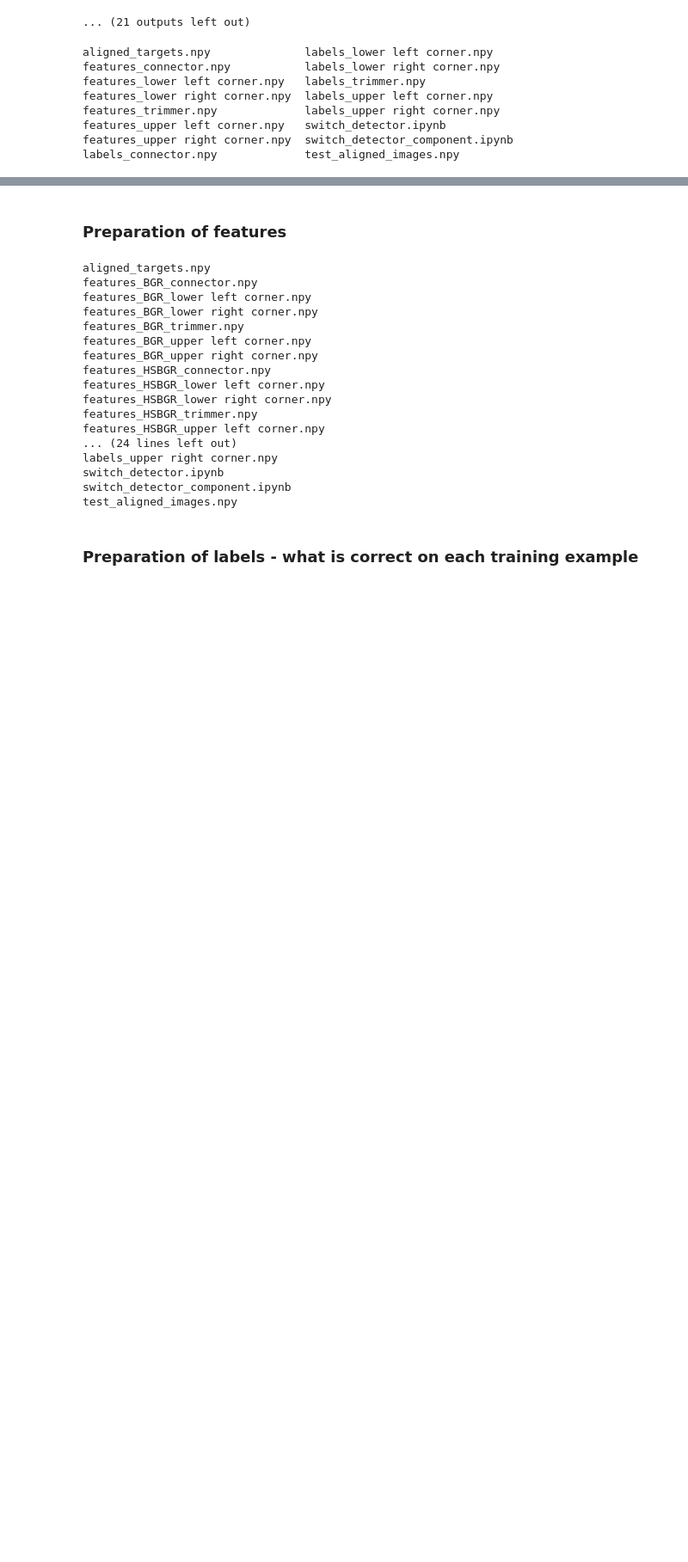
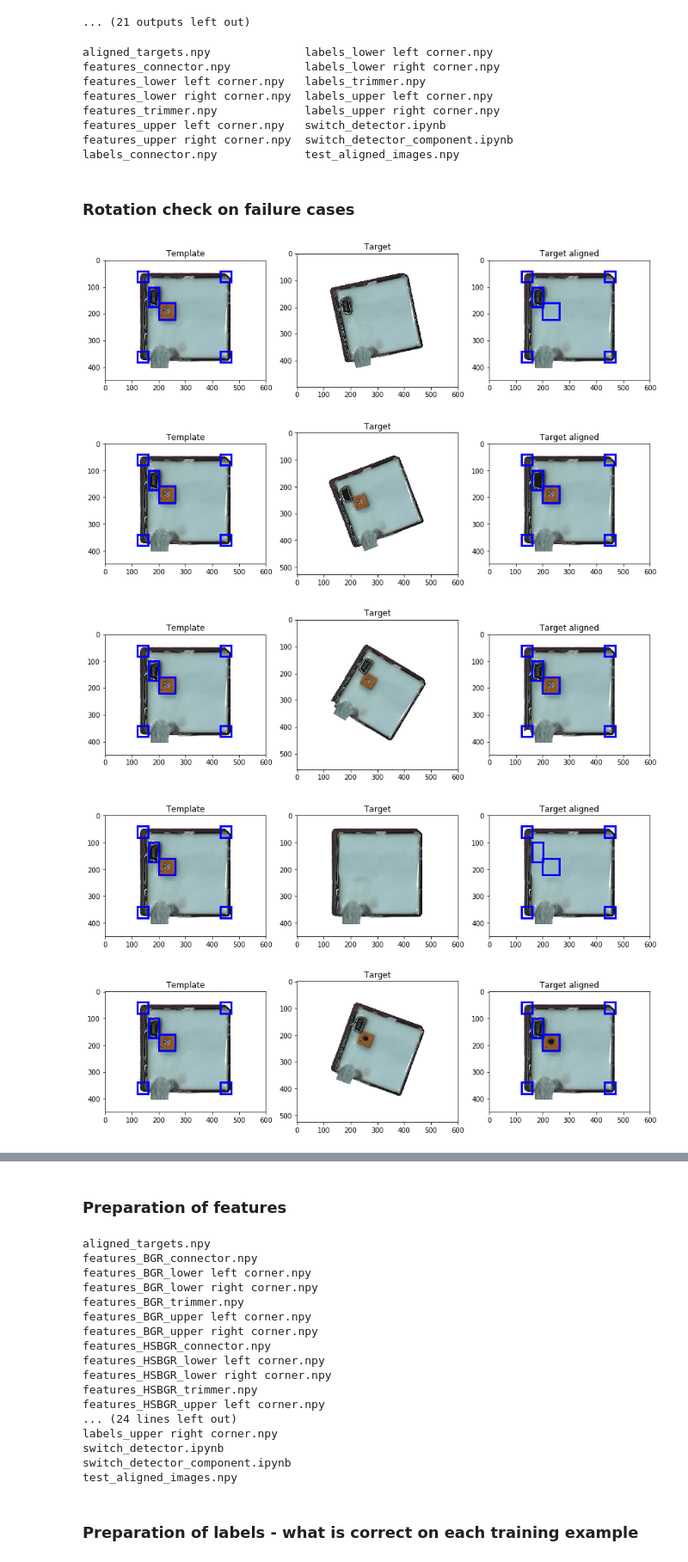
Before and after one commit to hofmanradek/quality_control, a Jupyter notebook: notebooks/switch_detector_component.ipynb, the cells around one changed output, grey strips where cells are left out. Shown at 86% size. Saved outputs shown, nothing was run; the diff lists cells and outputs as text; code cells hidden in the pictures; blank space fills up the shorter version.

Commit message:
visual rotation check added and some refactoring

```diff
--- a/notebooks/switch_detector_component.ipynb
+++ b/notebooks/switch_detector_component.ipynb
@@ -333,3 +333,29 @@ features_trimmer.npy             labels_upper right corner.npy
 features_upper left corner.npy   switch_detector.ipynb
 features_upper right corner.npy  switch_detector_component.ipynb
 labels_connector.npy             test_aligned_images.npy
+# %% [markdown]
+### Rotation check on failure cases
+# %%
+template_img = cv2.imread(os.path.join(TEST_DATA_PATH_OK,'switch-0-ok.png'))
+
+for i, image_ in enumerate(images_fails):
+    target = cv2.imread(image_)
+    fig = plt.figure(figsize=(12,4))
+    ax = fig.add_subplot(131)
+    show_checklist_items(ax, checklist)
+    ax.imshow(template_img)
+    ax.set_title('Template')
+    ax = fig.add_subplot(132)
+    ax.imshow(target)
+    ax.set_title('Target')
+    ax = fig.add_subplot(133)
+    ax.imshow(aligned_targets[5+i])
+    show_checklist_items(ax, checklist)
+    ax.set_title('Target aligned')
+    plt.tight_layout()
+# %% [output]
+[figure, added]
+[figure, added]
+[figure, added]
+[figure, added]
+[figure, added]
```
Also changed, not shown: parts of 7 cells of this notebook.
